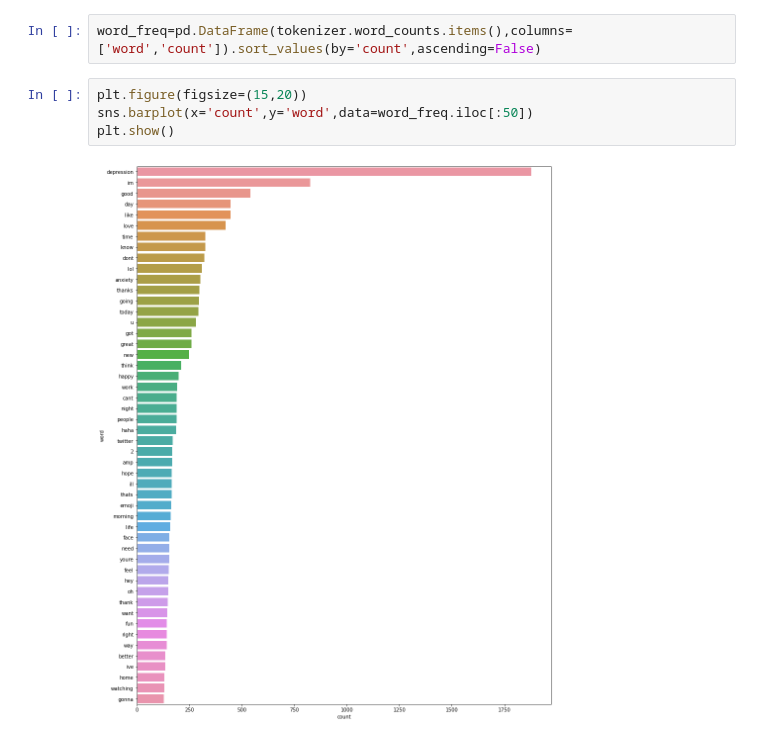
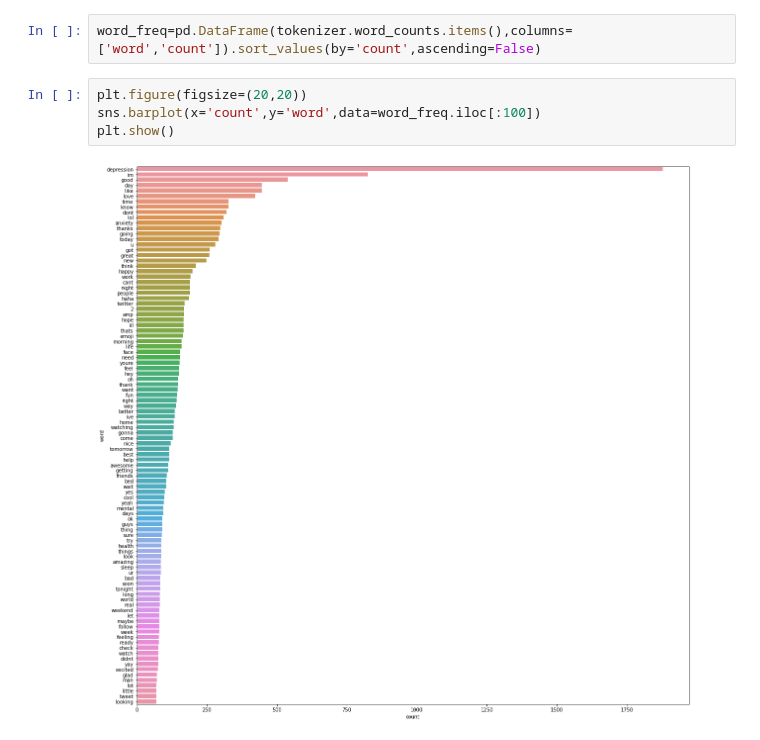
Before and after one commit to sumanta-barman/TechLabs_medicine, a Jupyter notebook: Depression_prediction_tweets.ipynb, the cells around one changed output. Cells and saved outputs as stored; diff of their text form.

```diff
--- a/Depression_prediction_tweets.ipynb
+++ b/Depression_prediction_tweets.ipynb
@@ -142,10 +144,10 @@ tokenizer.fit_on_texts(cleaned_train_text)
 # %%
 word_freq=pd.DataFrame(tokenizer.word_counts.items(),columns=['word','count']).sort_values(by='count',ascending=False)
 # %%
-plt.figure(figsize=(15,20))
-sns.barplot(x='count',y='word',data=word_freq.iloc[:50])
+plt.figure(figsize=(20,20))
+sns.barplot(x='count',y='word',data=word_freq.iloc[:100])
 plt.show()
 # %% [output]
-[figure, old version]
+[figure, new version]
 # %%
 feature_names=word_freq['word'].values
```
Also changed, not shown: parts of 20 cells of this notebook, 4 other files.
